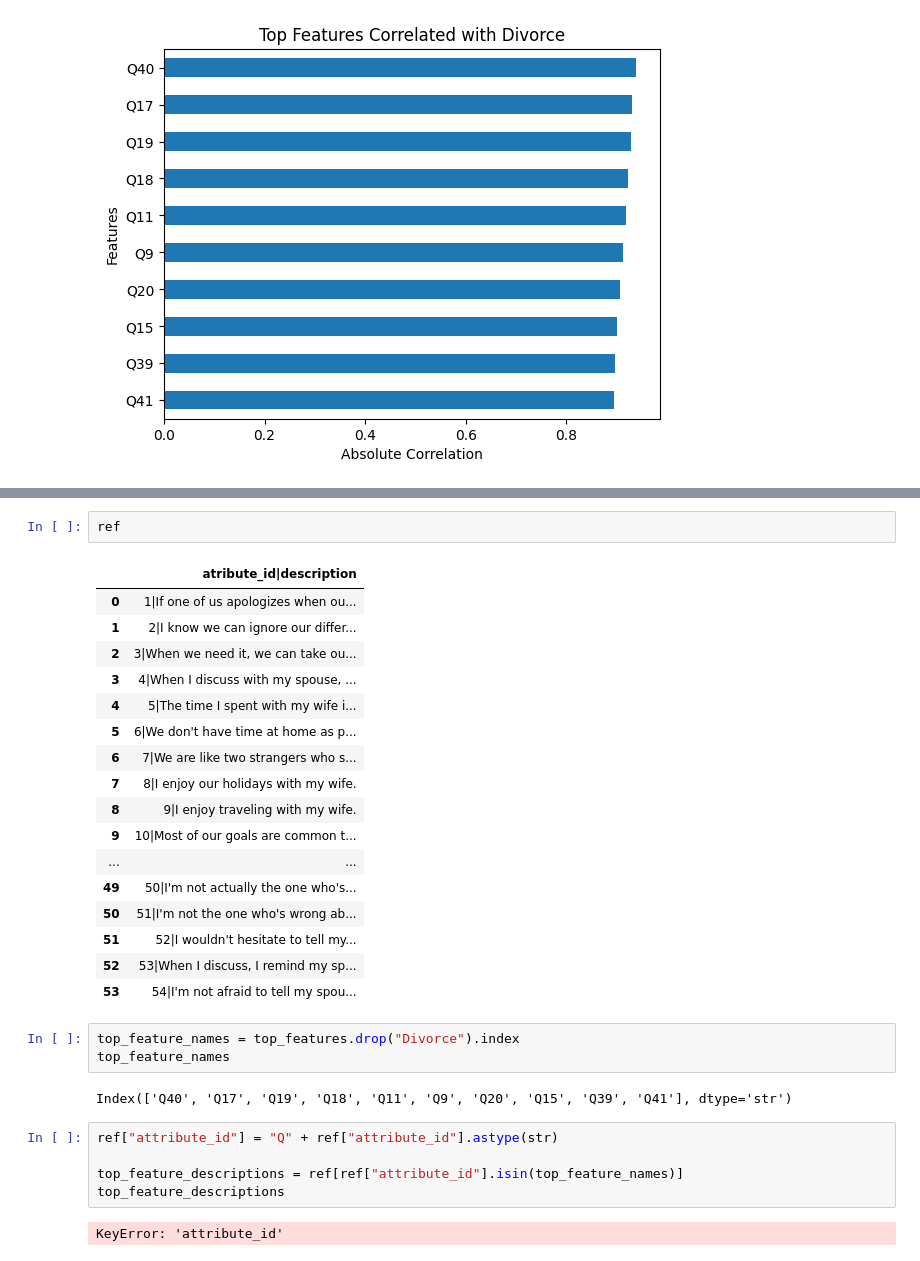
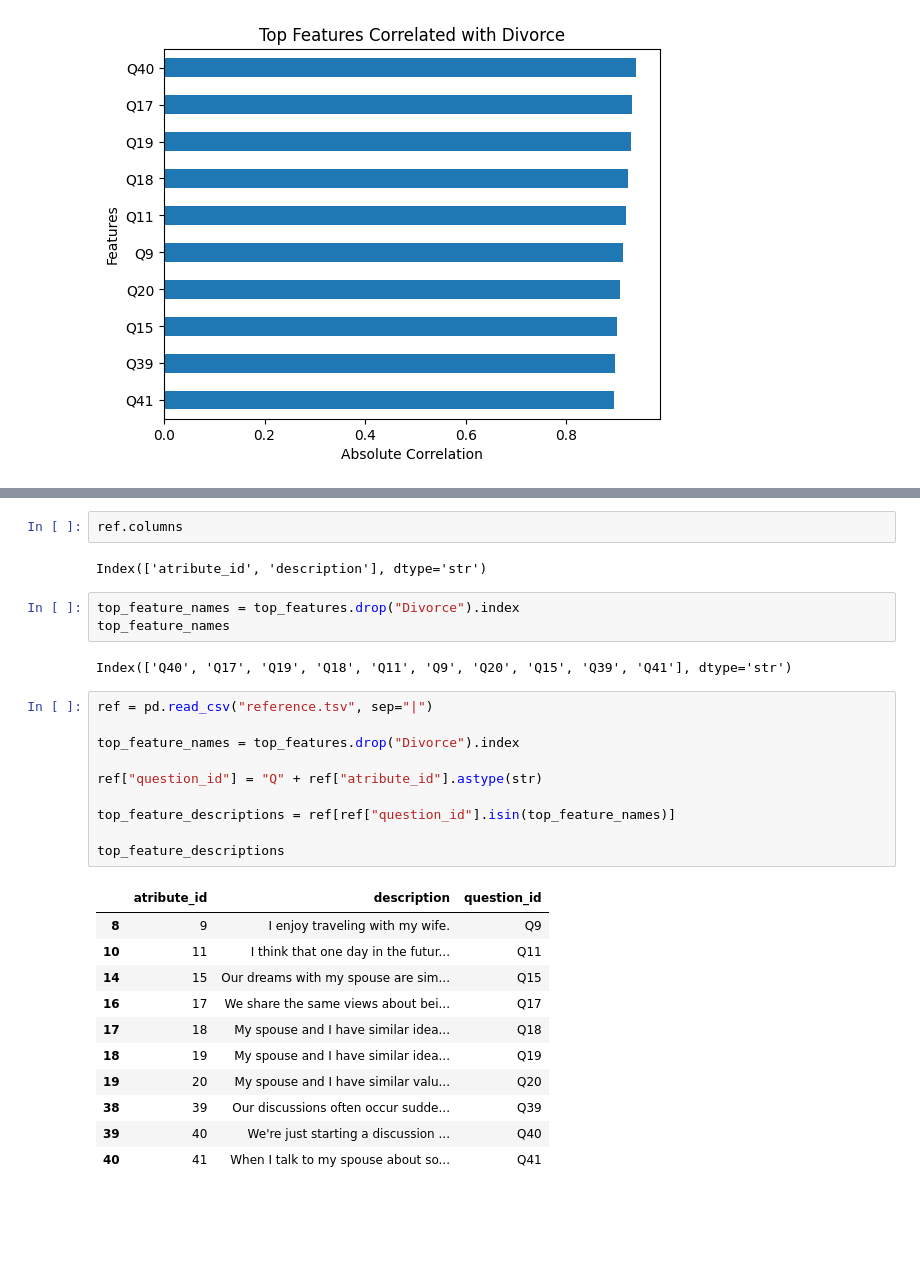
Before and after one commit to Vanhxinhgai/relationship-stability-analysis, a Jupyter notebook: relationship_stability.ipynb, the cells around one changed output, grey strips where cells are left out. Saved outputs shown, nothing was run; the diff lists cells and outputs as text; blank space fills up the shorter version.

```diff
--- a/relationship_stability.ipynb
+++ b/relationship_stability.ipynb
@@ -155,32 +155,31 @@ ref.head()
 # %%
-ref
+ref.columns
 # %% [output]
-|  | atribute_id|description |
-| 0 | 1|If one of us apologizes when ou... |
-| 1 | 2|I know we can ignore our differ... |
-| 2 | 3|When we need it, we can take ou... |
-| 3 | 4|When I discuss with my spouse, ... |
-| 4 | 5|The time I spent with my wife i... |
-| 5 | 6|We don't have time at home as p... |
-| 6 | 7|We are like two strangers who s... |
-| 7 | 8|I enjoy our holidays with my wife. |
-| 8 | 9|I enjoy traveling with my wife. |
-| 9 | 10|Most of our goals are common t... |
-| ... | ... |
-| 49 | 50|I'm not actually the one who's... |
-| 50 | 51|I'm not the one who's wrong ab... |
-| 51 | 52|I wouldn't hesitate to tell my... |
-| 52 | 53|When I discuss, I remind my sp... |
-| 53 | 54|I'm not afraid to tell my spou... |
+Index(['atribute_id', 'description'], dtype='str')
 # %%
 top_feature_names = top_features.drop("Divorce").index
 top_feature_names
 # %% [output]
 Index(['Q40', 'Q17', 'Q19', 'Q18', 'Q11', 'Q9', 'Q20', 'Q15', 'Q39', 'Q41'], dtype='str')
 # %%
-ref["attribute_id"] = "Q" + ref["attribute_id"].astype(str)
+ref = pd.read_csv("reference.tsv", sep="|")
 
-top_feature_descriptions = ref[ref["attribute_id"].isin(top_feature_names)]
+top_feature_names = top_features.drop("Divorce").index
+
+ref["question_id"] = "Q" + ref["atribute_id"].astype(str)
+
+top_feature_descriptions = ref[ref["question_id"].isin(top_feature_names)]
+
 top_feature_descriptions
 # %% [output]
-KeyError: 'attribute_id'
+|  | atribute_id | description | question_id |
+| 8 | 9 | I enjoy traveling with my wife. | Q9 |
+| 10 | 11 | I think that one day in the futur... | Q11 |
+| 14 | 15 | Our dreams with my spouse are sim... | Q15 |
+| 16 | 17 | We share the same views about bei... | Q17 |
+| 17 | 18 | My spouse and I have similar idea... | Q18 |
+| 18 | 19 | My spouse and I have similar idea... | Q19 |
+| 19 | 20 | My spouse and I have similar valu... | Q20 |
+| 38 | 39 | Our discussions often occur sudde... | Q39 |
+| 39 | 40 | We're just starting a discussion ... | Q40 |
+| 40 | 41 | When I talk to my spouse about so... | Q41 |
```
Also changed, not shown: parts of 8 cells of this notebook.
